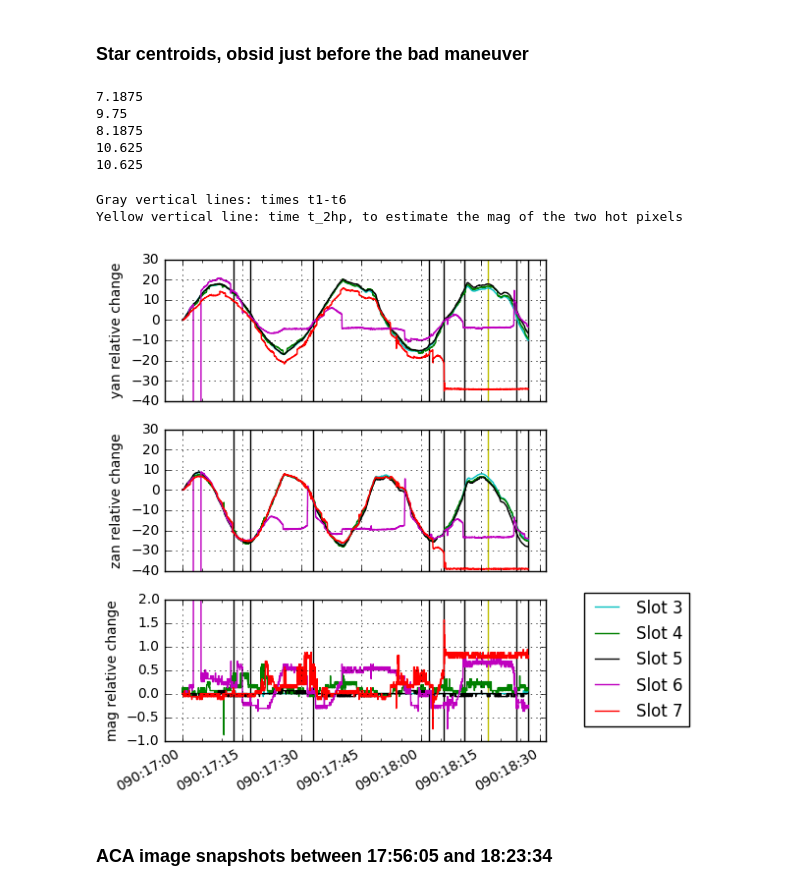
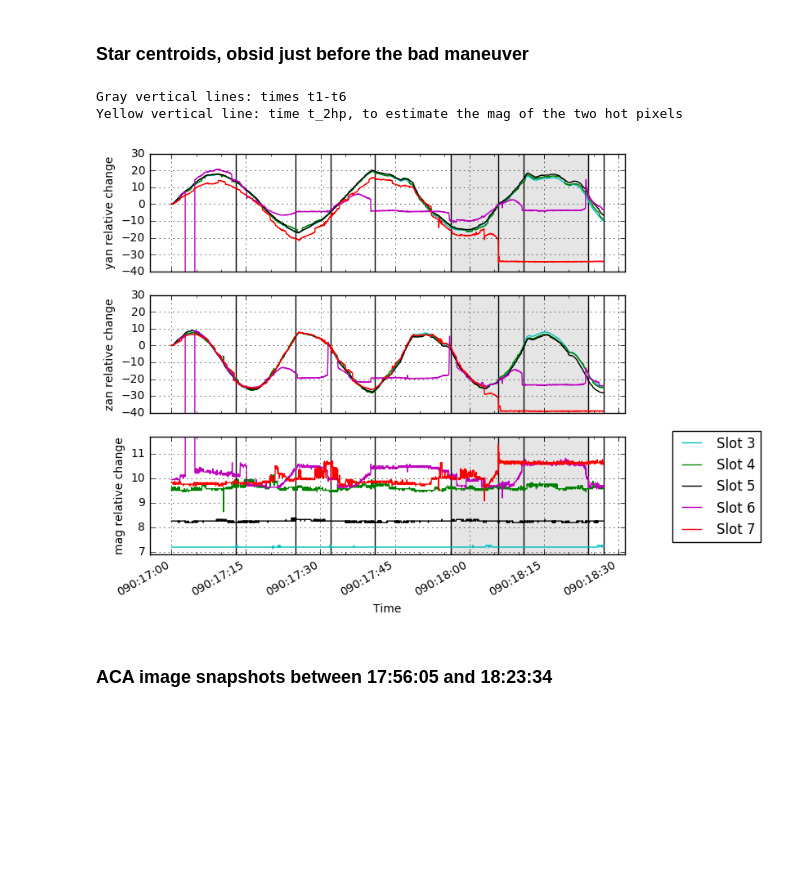
Before and after one commit to malgosias/bsh_2017_090, a Jupyter notebook: bsh_2017_090.ipynb, the cells around one changed output. Saved outputs shown, nothing was run; the diff lists cells and outputs as text; code cells hidden in the pictures; blank space fills up the shorter version.

```diff
--- a/bsh_2017_090.ipynb
+++ b/bsh_2017_090.ipynb
@@ -20,30 +22,18 @@ stop = '2017:090:18:27:00'
 
 #if 'dat' not in globals():
 dat = fetch.MSIDset(['aoacyan*', 'aoaczan*', 'aoacmag*'], start, stop)
-# %%
-# Magn of the hot pixels in slots 6 and 7
-t_2hp = '2017:090:18:16:49'
-ok = (np.abs(dat['aoacmag6'].times - DateTime(t_2hp).secs)).argmin()
-
-for i in [3, 4, 5, 6, 7]:
-    print(dat['aoacmag{}'.format(i)].vals[ok])
-# %% [output]
-7.1875
-9.75
-8.1875
-10.625
-10.625
 # %%
 t1 = '2017:090:17:13:00'
-t2 = '2017:090:17:17:00'
-t3 = '2017:090:17:33:00'
-t4 = '2017:090:18:02:00'
-t5 = '2017:090:18:05:50'
-t6 = '2017:090:18:10:50'
-t7 = '2017:090:18:24:00'
-t8 = stop
+t2 = '2017:090:17:25:00'
+t3 = '2017:090:17:32:00'
+t4 = '2017:090:17:41:00'
+t5 = '2017:090:17:56:15'
+t6 = '2017:090:18:05:50'
+t7 = '2017:090:18:10:50'
+t8 = '2017:090:18:24:00'
+t9 = stop
 
-times = [t1, t2, t3, t4, t5, t6, t7, t8]
+times = [t1, t2, t3, t4, t5, t6, t7, t8, t9]
 # %%
 idxs = []
 for time in times:
@@ -52,32 +42,40 @@ for time in times:
 # %%
 print("Gray vertical lines: times t1-t6")
 print("Yellow vertical line: time t_2hp, to estimate the mag of the two hot pixels")
 
 plt.close(1)
-plt.figure(figsize=(5, 7))
+plt.figure(figsize=(7.5, 7))
 
-ylims = [(-40, 30), (-40, 30), (-1, 2)]
+ylims = [(-40, 30), (-40, 30), (6.9, 11.7)]
 
 for idx, coord in enumerate(['yan', 'zan', 'mag']):
     plt.subplot(3, 1, idx + 1)
     for slot, color in zip(np.arange(3, 8), 'cgkmr'):
-        msid = dat['aoac{}{}'.format(coord, slot)]
-        plot_cxctime(msid.times, msid.vals - msid.vals[0], color,
-                     label='Slot {}'.format(slot))
+            msid = dat['aoac{}{}'.format(coord, slot)]
+            if idx in [0, 1]:
+                plot_cxctime(msid.times, msid.vals - msid.vals[0], color,
+                             label='Slot {}'.format(slot))
+            else:
+                plot_cxctime(msid.times, msid.vals, color,
+                             label='Slot {}'.format(slot))
     plt.ylim(ylims[idx])
     plt.ylabel("{} relative change".format(coord))
     plt.grid()
     plt.vlines(DateTime(times).plotdate, -40, 30, 'k')
-    plt.vlines(DateTime([t_2hp]).plotdate, -40, 30, 'y')
     plt.margins(0.05)
 
+plt.xlabel('Time')
 plt.legend(loc=(1.1, 0.1))
+axes = plt.gcf().axes
+for ax in axes:
+    ax.axvspan(DateTime(t5).plotdate, DateTime(t8).plotdate,
+               color='gray', alpha=0.2)
 
 plt.show()
 # %% [output]
 Gray vertical lines: times t1-t6
 Yellow vertical line: time t_2hp, to estimate the mag of the two hot pixels
-[figure, old version]
+[figure, new version]
 # %% [markdown]
 ### ACA image snapshots between 17:56:05 and 18:23:34 ###
 # %% [markdown]
```
Also changed, not shown: parts of 39 cells of this notebook.
